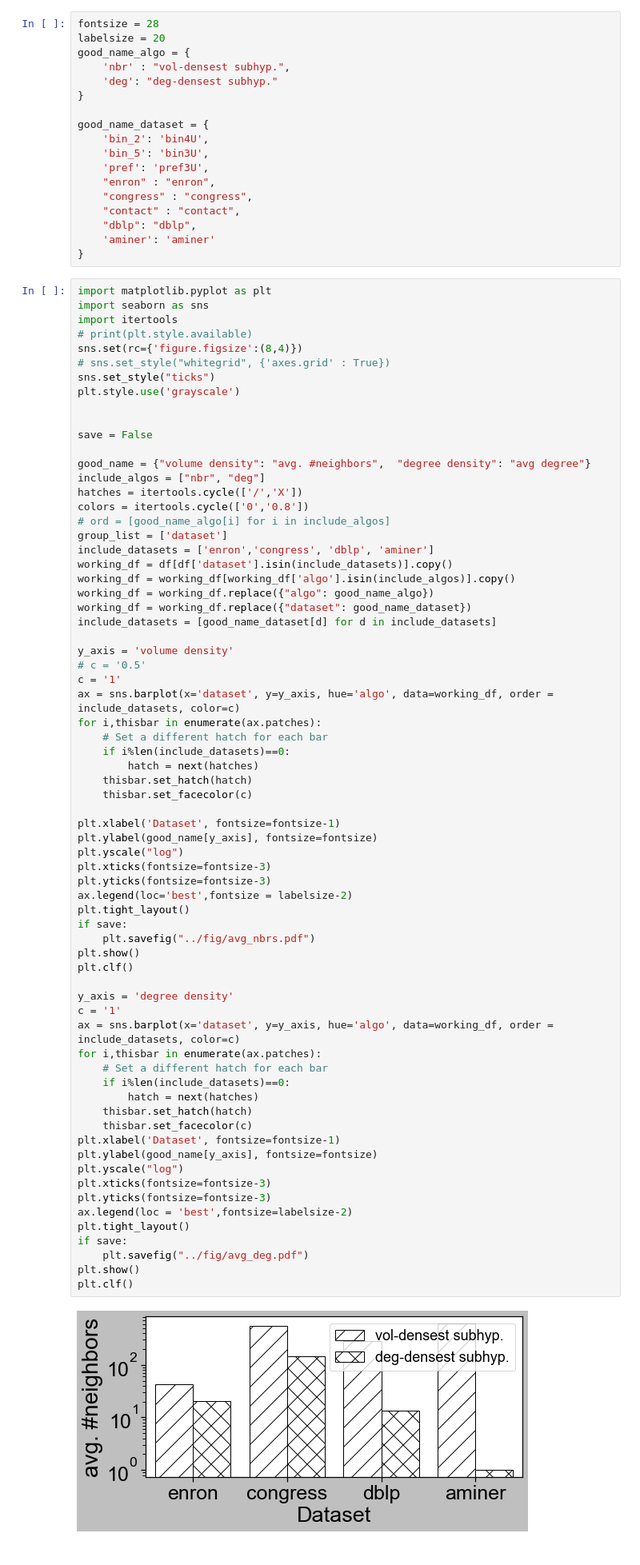
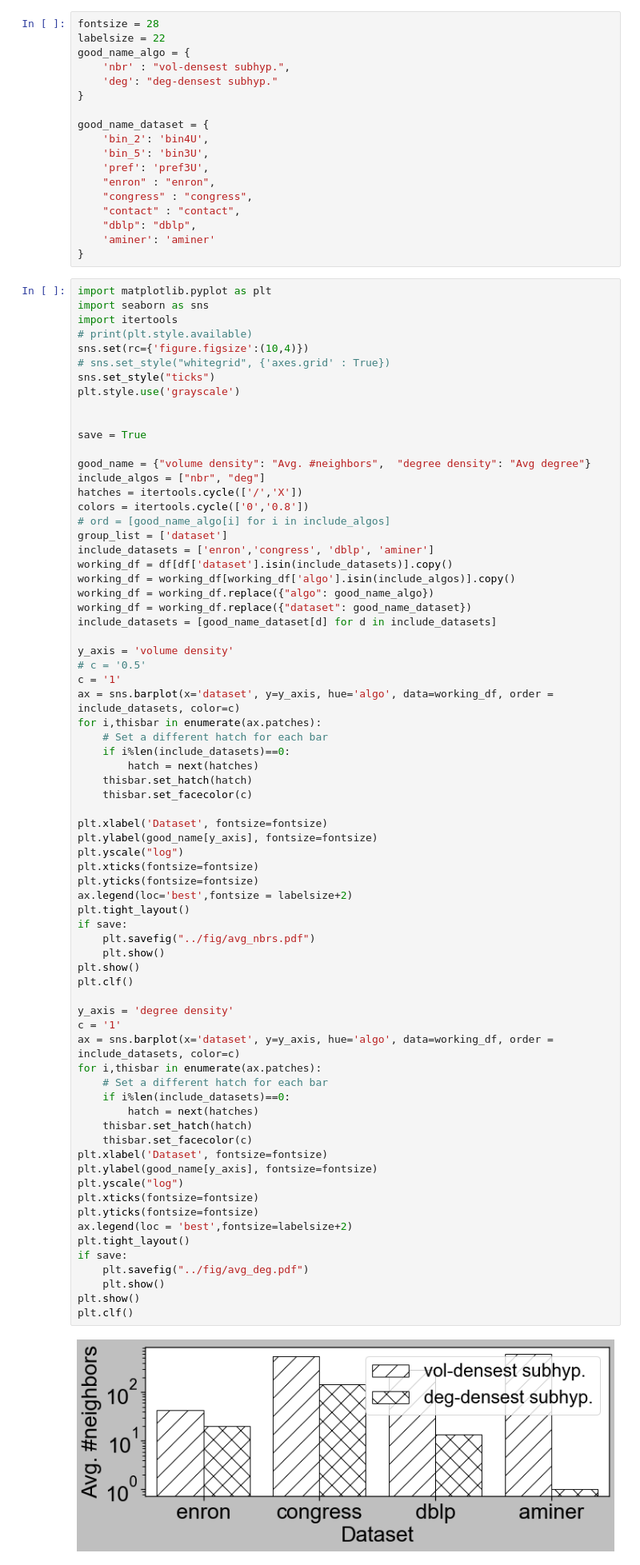
Before and after one commit to toggled/vldbsubmission, a Jupyter notebook: notebooks/densest_subhypergraph.ipynb, the cells around one changed output. Shown at 80% size. Saved outputs shown, nothing was run; the diff lists cells and outputs as text.

Commit message:
figures

```diff
--- a/notebooks/densest_subhypergraph.ipynb
+++ b/notebooks/densest_subhypergraph.ipynb
@@ -27,7 +27,7 @@ print(df)
 39      pref  deg         2.00000     91965.00000
 # %%
 fontsize = 28
-labelsize = 20
+labelsize = 22
 good_name_algo = {
     'nbr' : "vol-densest subhyp.",
     'deg': "deg-densest subhyp."
@@ -48,15 +48,15 @@ import matplotlib.pyplot as plt
 import seaborn as sns
 import itertools
 # print(plt.style.available)
-sns.set(rc={'figure.figsize':(8,4)})
+sns.set(rc={'figure.figsize':(10,4)})
 # sns.set_style("whitegrid", {'axes.grid' : True})
 sns.set_style("ticks")
 plt.style.use('grayscale')
 
 
-save = False
+save = True
 
-good_name = {"volume density": "avg. #neighbors",  "degree density": "avg degree"}
+good_name = {"volume density": "Avg. #neighbors",  "degree density": "Avg degree"}
 include_algos = ["nbr", "deg"]
 hatches = itertools.cycle(['/','X'])
 colors = itertools.cycle(['0','0.8'])
@@ -78,39 +78,41 @@ for i,thisbar in enumerate(ax.patches):
     if i%len(include_datasets)==0:
         hatch = next(hatches)
     thisbar.set_hatch(hatch)
     thisbar.set_facecolor(c)
 
-plt.xlabel('Dataset', fontsize=fontsize-1)
+plt.xlabel('Dataset', fontsize=fontsize)
 plt.ylabel(good_name[y_axis], fontsize=fontsize)
 plt.yscale("log")
-plt.xticks(fontsize=fontsize-3)
-plt.yticks(fontsize=fontsize-3)
-ax.legend(loc='best',fontsize = labelsize-2)
+plt.xticks(fontsize=fontsize)
+plt.yticks(fontsize=fontsize)
+ax.legend(loc='best',fontsize = labelsize+2)
 plt.tight_layout()
 if save:
     plt.savefig("../fig/avg_nbrs.pdf")
+    plt.show()
 plt.show()
 plt.clf()
 
 y_axis = 'degree density'
 c = '1'
 ax = sns.barplot(x='dataset', y=y_axis, hue='algo', data=working_df, order = include_datasets, color=c)
 for i,thisbar in enumerate(ax.patches):
     # Set a different hatch for each bar
     if i%len(include_datasets)==0:
         hatch = next(hatches)
     thisbar.set_hatch(hatch)
     thisbar.set_facecolor(c)
-plt.xlabel('Dataset', fontsize=fontsize-1)
+plt.xlabel('Dataset', fontsize=fontsize)
 plt.ylabel(good_name[y_axis], fontsize=fontsize)
 plt.yscale("log")
-plt.xticks(fontsize=fontsize-3)
-plt.yticks(fontsize=fontsize-3)
-ax.legend(loc = 'best',fontsize=labelsize-2)
+plt.xticks(fontsize=fontsize)
+plt.yticks(fontsize=fontsize)
+ax.legend(loc = 'best',fontsize=labelsize+2)
 plt.tight_layout()
 if save:
     plt.savefig("../fig/avg_deg.pdf")
+    plt.show()
 plt.show()
 plt.clf()
 # %% [output]
-[figure, old version]
+[figure, new version]
```
Also changed, not shown: parts of 1 cell of this notebook, 35 other files.
